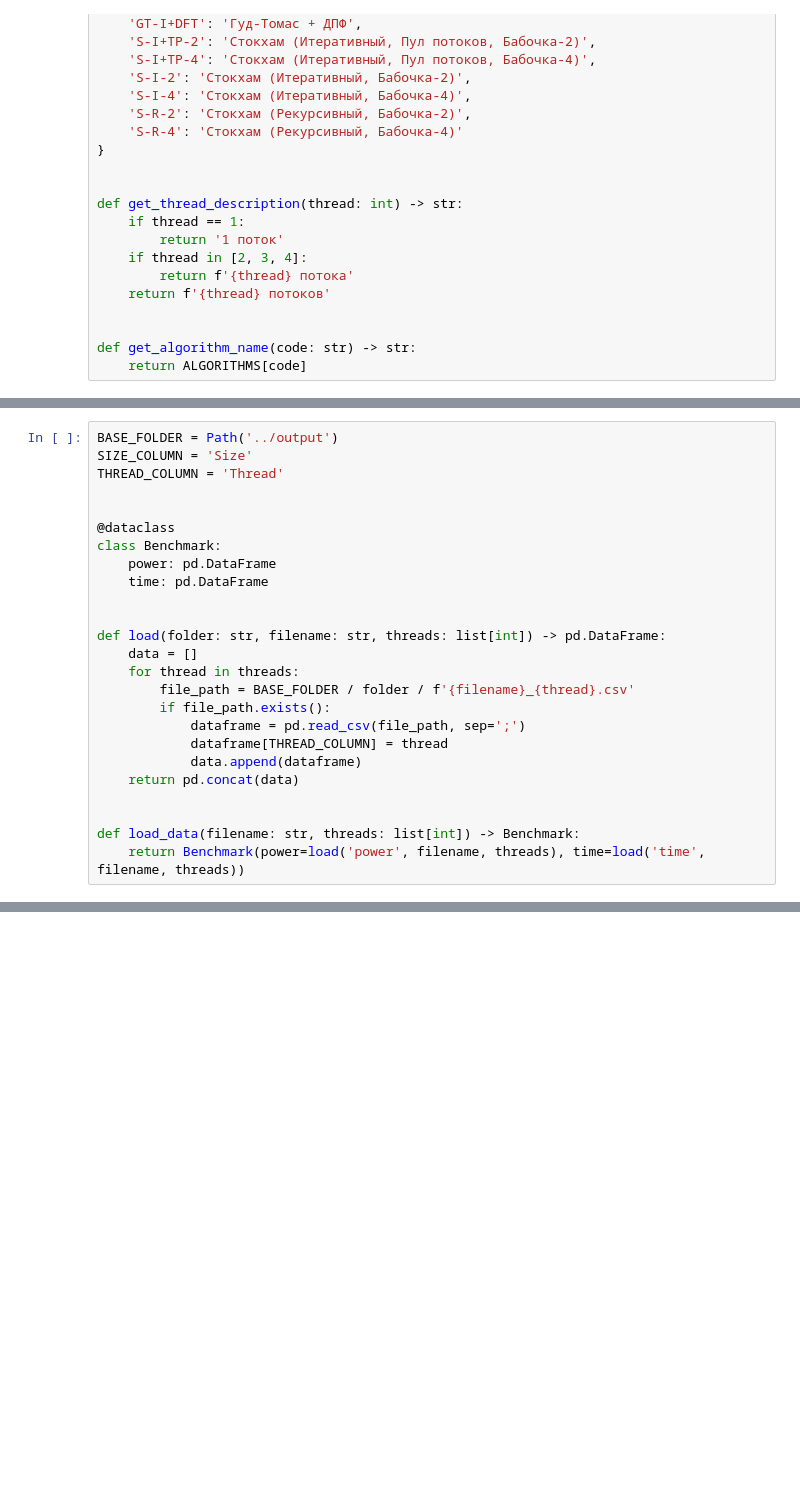
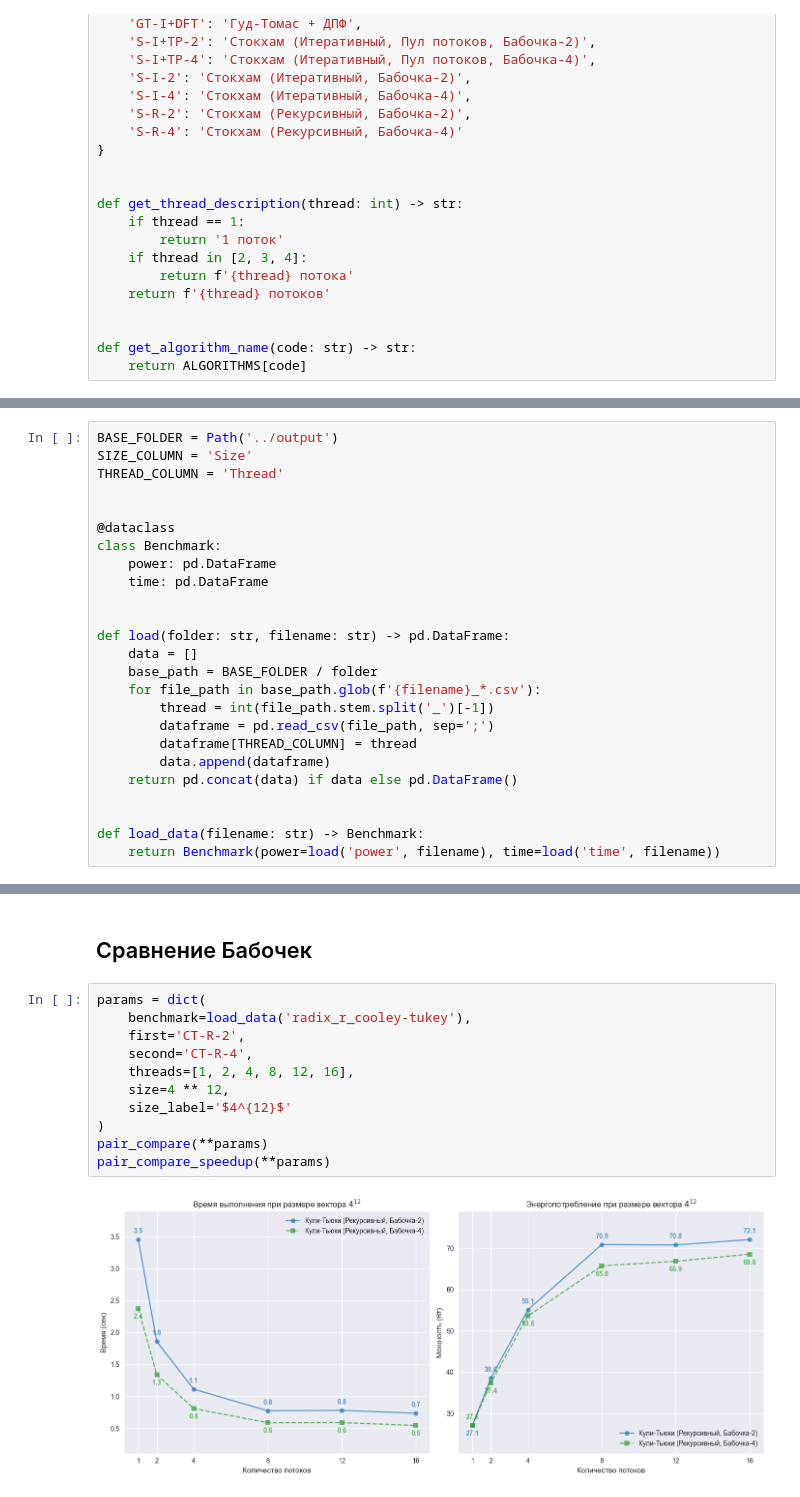
Before and after one commit to markov-avl/fft-benchmark, a Jupyter notebook: notebooks/experiments.ipynb, the cells around one changed output, grey strips where cells are left out. Saved outputs shown, nothing was run; the diff lists cells and outputs as text; blank space fills up the shorter version.

Commit message:
Add charts

```diff
--- a/notebooks/experiments.ipynb
+++ b/notebooks/experiments.ipynb
@@ -56,16 +53,16 @@ class Benchmark:
     time: pd.DataFrame
 
 
-def load(folder: str, filename: str, threads: list[int]) -> pd.DataFrame:
+def load(folder: str, filename: str) -> pd.DataFrame:
     data = []
-    for thread in threads:
-        file_path = BASE_FOLDER / folder / f'{filename}_{thread}.csv'
-        if file_path.exists():
-            dataframe = pd.read_csv(file_path, sep=';')
-            dataframe[THREAD_COLUMN] = thread
-            data.append(dataframe)
-    return pd.concat(data)
+    base_path = BASE_FOLDER / folder
+    for file_path in base_path.glob(f'{filename}_*.csv'):
+        thread = int(file_path.stem.split('_')[-1])
+        dataframe = pd.read_csv(file_path, sep=';')
+        dataframe[THREAD_COLUMN] = thread
+        data.append(dataframe)
+    return pd.concat(data) if data else pd.DataFrame()
 
 
-def load_data(filename: str, threads: list[int]) -> Benchmark:
-    return Benchmark(power=load('power', filename, threads), time=load('time', filename, threads))
+def load_data(filename: str) -> Benchmark:
+    return Benchmark(power=load('power', filename), time=load('time', filename))
@@ -166,0 +221,15 @@ compare_radix('radix_bluestein-stockham', 'B-I+S-2', 'B-I+S-4', threads=[1, 2, 4
+# %% [markdown]
+## Сравнение Бабочек
+# %%
+params = dict(
+    benchmark=load_data('radix_r_cooley-tukey'),
+    first='CT-R-2',
+    second='CT-R-4',
+    threads=[1, 2, 4, 8, 12, 16],
+    size=4 ** 12,
+    size_label='$4^{12}$'
+)
+pair_compare(**params)
+pair_compare_speedup(**params)
+# %% [output]
+[figure, added]
```
Also changed, not shown: parts of 24 cells of this notebook, 5 other files.
